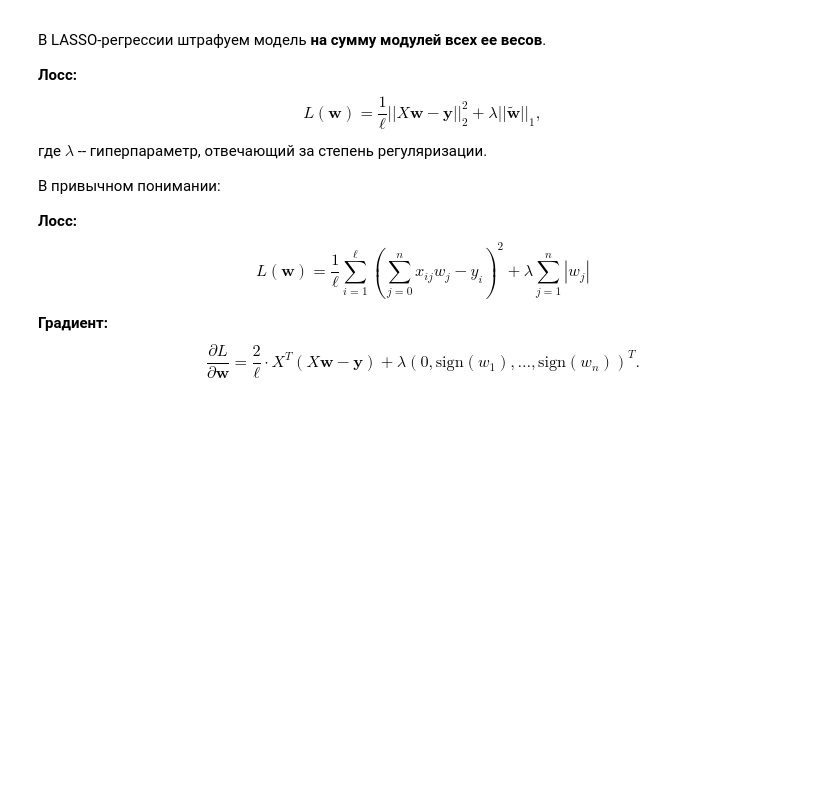
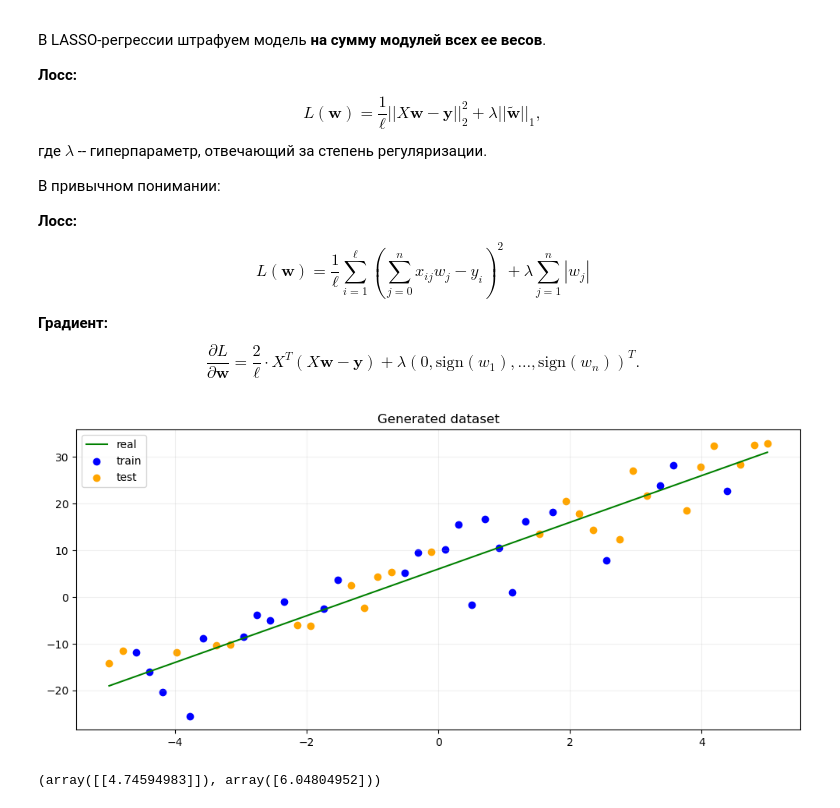
Before and after one commit to matalhim/ml, a Jupyter notebook: linear_models/regularization.ipynb, the cells around one changed output. Cells and saved outputs as stored; diff of their text form; code cells hidden in the pictures; blank space fills up the shorter version.

```diff
--- a/linear_models/regularization.ipynb
+++ b/linear_models/regularization.ipynb
@@ -106,3 +114,24 @@ class MyLassoRegression(object):
         y_pred = X @ self.coef_ + self.intercept_
 
         return y_pred
+# %%
+def linear_expression(x):
+    return 5 * x + 6
+# %%
+objects_num = 50
+X = np.linspace(-5, 5, objects_num)
+y = linear_expression(X) + np.random.randn(objects_num) * 5
+
+X_train, X_test, y_train, y_test = train_test_split(X, y, train_size=0.5)
+# %%
+plt.figure(figsize=(12, 5))
+plt.plot(X, linear_expression(X), label='real', c='g')
+plt.scatter(X_train, y_train, label='train', c='b')
+plt.scatter(X_test, y_test, label='test', c='orange')
+
+plt.title("Generated dataset")
+plt.grid(alpha=0.2)
+plt.legend()
+plt.show()
+# %% [output]
+[figure, added]
@@ -108,0 +144,4 @@ class MyLassoRegression(object):
+# %%
+regressor.coef_, regressor.intercept_
+# %% [output]
+(array([[4.74594983]]), array([6.04804952]))
```
Also changed, not shown: parts of 24 cells of this notebook.
